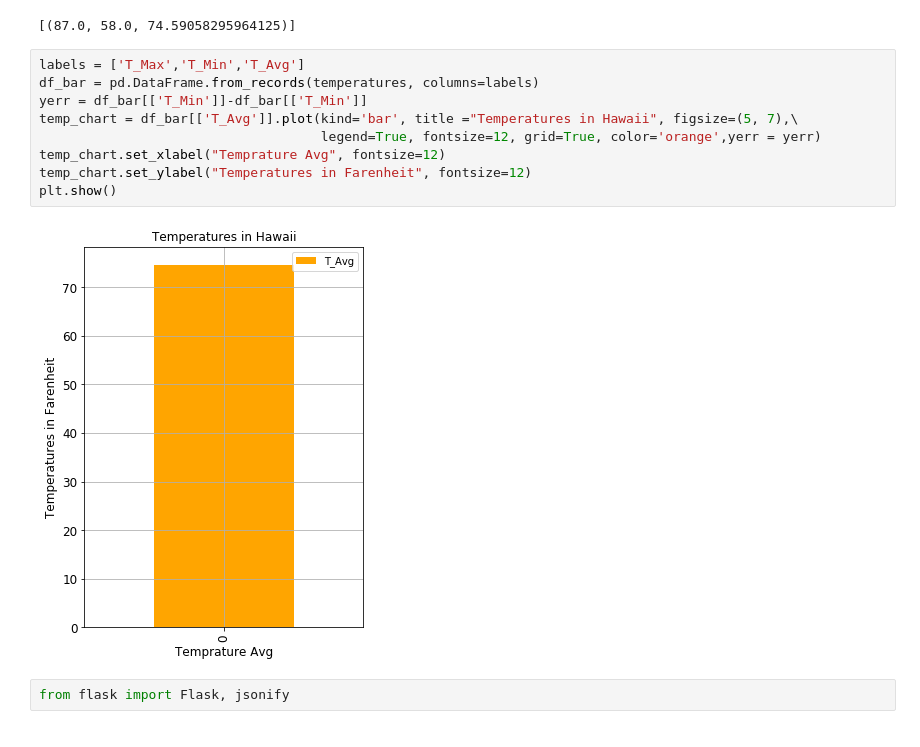
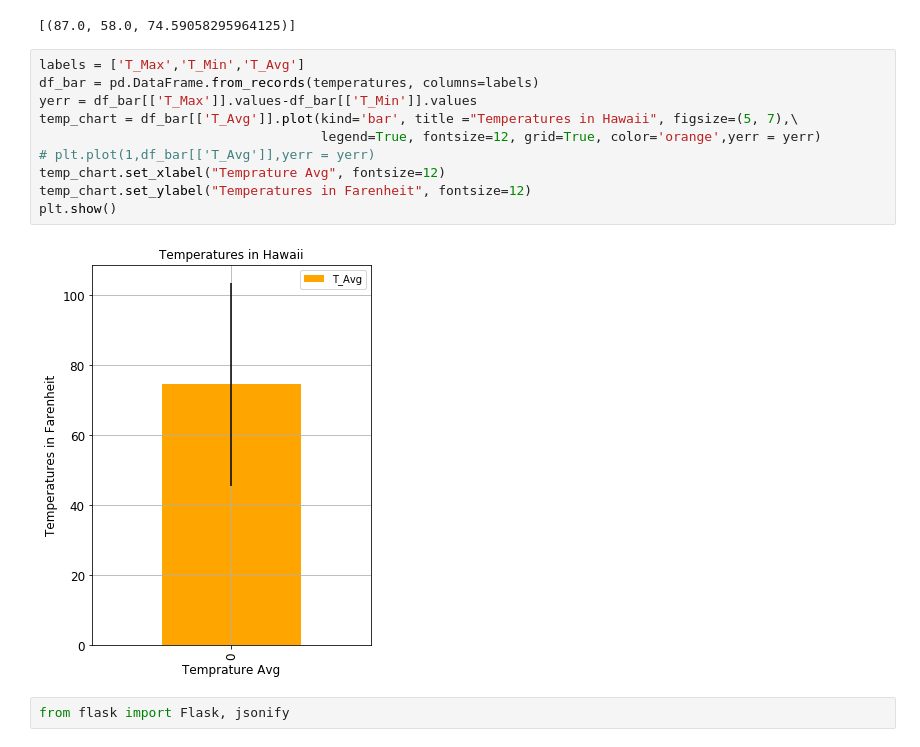
Before and after one commit to thonagan-H/NW-DATAVISBOOTCAMP-HW, a Jupyter notebook: HW 9-11/CA.ipynb, the cells around one changed output. Drawn from its saved outputs; the diff is of its cells as text.

```diff
--- a/HW 9-11/CA.ipynb
+++ b/HW 9-11/CA.ipynb
@@ -101,13 +101,14 @@ Enter the end date in the form of YYYY-MM-DD no later than 2017-08-23: 2017-08-2
 # %%
 labels = ['T_Max','T_Min','T_Avg']
 df_bar = pd.DataFrame.from_records(temperatures, columns=labels)
-yerr = df_bar[['T_Min']]-df_bar[['T_Min']]
+yerr = df_bar[['T_Max']].values-df_bar[['T_Min']].values
 temp_chart = df_bar[['T_Avg']].plot(kind='bar', title ="Temperatures in Hawaii", figsize=(5, 7),\
                                     legend=True, fontsize=12, grid=True, color='orange',yerr = yerr)
+# plt.plot(1,df_bar[['T_Avg']],yerr = yerr)
 temp_chart.set_xlabel("Temprature Avg", fontsize=12)
 temp_chart.set_ylabel("Temperatures in Farenheit", fontsize=12)
 plt.show()
 # %% [output]
-[figure, old version]
+[figure, new version]
 # %%
 from flask import Flask, jsonify
```
Also changed, not shown: parts of 2 cells of this notebook.
